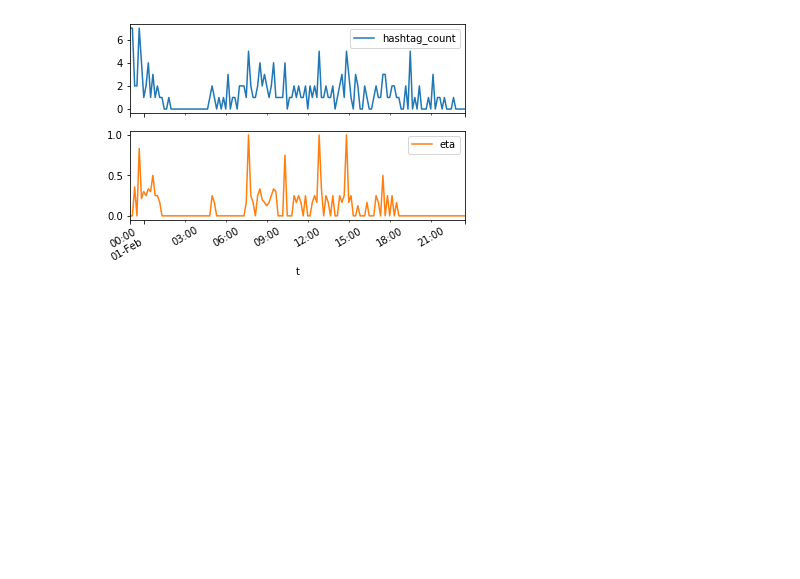
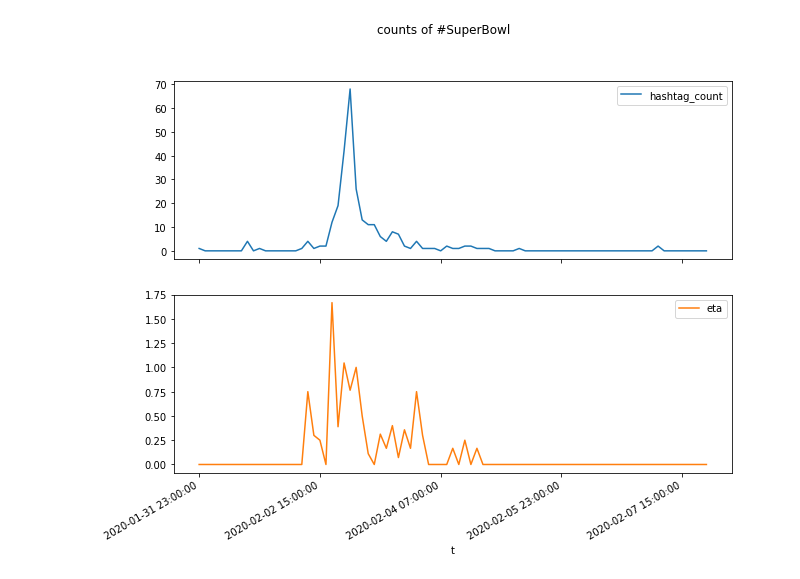
Before and after one commit to DyeKuu/Trending-on-Twitter, a Jupyter notebook: python-twitterapp/question4.ipynb, the cells around one changed output. Drawn from its saved outputs; the diff is of its cells as text; code cells hidden in the pictures; blank space fills up the shorter version.

```diff
--- a/python-twitterapp/question4.ipynb
+++ b/python-twitterapp/question4.ipynb
@@ -5,5 +5,6 @@ import pandas as pd
 conf = SparkConf().setAppName("question4").setMaster("local[*]")
 sc = SparkContext(conf=conf)
 spark = SparkSession(sc)
-lines = sc.textFile('../data/French/2020-02-01')
+spark.conf.set('spark.sql.repl.eagerEval.enabled', True)
+lines = sc.textFile('../data/French/')
 lines = lines.map(lambda line: json.loads(line))
@@ -47,9 +97,15 @@ lines.take(1)
 # %%
 def get_time_period(s, time_bucket_size, time_start_at):
     '''
-    s: row in RDD
-    time_bucket_size: datetiem.timedelta
-    time_start_at: datetime.datetime
+    Assign the created time period to a tweet. The time periods start at time_start_at, with size of time_bucket_size
+    input:
+        s: row in RDD
+        time_bucket_size: datetiem.timedelta
+        time_start_at: datetime.datetime
+
+    return:
+        date_time_time_period_str: string, the time period the tweet created at
+        (date_time_time_period_str, 1)
     '''
     curr_datetime = datetime.datetime.strptime(
         s['created_at'], date_time_pattern)
@@ -59,6 +115,9 @@ def get_time_period(s, time_bucket_size, time_start_at):
 
 
 def filter_hashtag(s, target_hashtag):
+    '''
+    Filter the tweet who contains target_hashtag
+    '''
     hashtags = list(map(lambda h: h['text'], s['entities']['hashtags']))
     return target_hashtag in hashtags
 # %%
@@ -82,5 +131,12 @@ hashtag_trend.take(10)
 hashtag_trend_df = spark.createDataFrame(hashtag_trend,schema=['t', 'hashtag_count']).toPandas()
 # %%
-spark.conf.set('spark.sql.repl.eagerEval.enabled', True)
-hashtag_trend_df['t'] = pd.to_datetime(hashtag_trend_df['t'])
+# convert the format of t
+hashtag_trend_df['t'] = pd.to_datetime(hashtag_trend_df['t']).dt.strftime(df_date_time_pattern)
 hashtag_trend_df = hashtag_trend_df.set_index('t')
+# %%
+from pandas.tseries.offsets import DateOffset
+
+# Create dataframe with full time intervals index
+#(at some time intervals, the tweet count is 0, so no row in hashtag_trend_df to represent this time interval)
+time_index = pd.date_range(start=date_time_begin_obj, end=date_time_end_obj, freq = delta_time, name='t').strftime(df_date_time_pattern)
+full_time_index_df = pd.DataFrame(index = time_index)
@@ -172,4 +210,4 @@ hashtag_trend_df
 # %%
-axes = hashtag_trend_df.plot.line(subplots=True)
+axes = hashtag_trend_df.plot.line(subplots=True, title = 'counts of #' + target_hashtag, figsize = (10,8))
 # %% [output]
-[figure, old version]
+[figure, new version]
```
Also changed, not shown: parts of 18 cells of this notebook.
